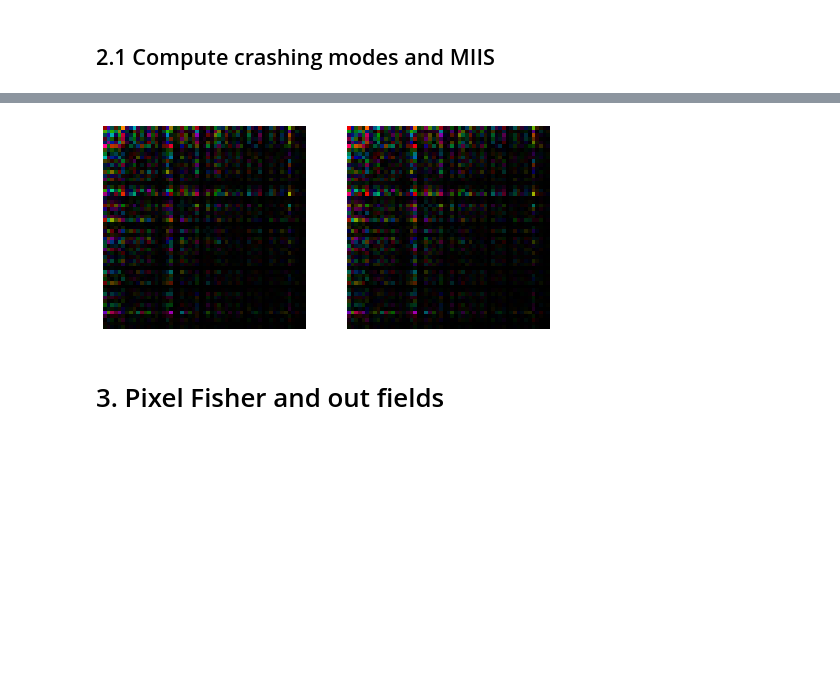
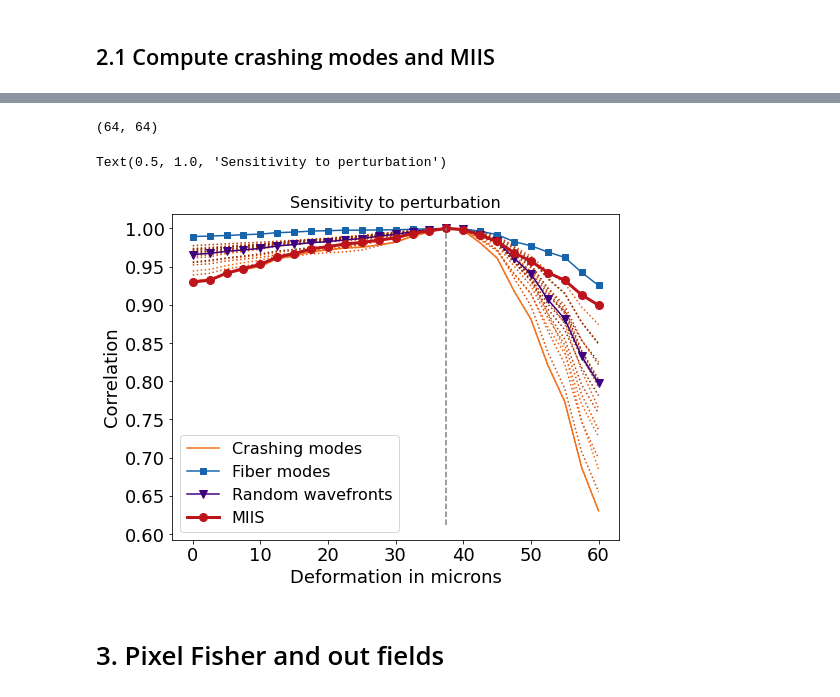
Before and after one commit to rodguti90/Article_PrecisionLimitTensorWFS, a Jupyter notebook: IntensityMeasurements/Codes/Crashing_disorder/Crashing_figures.ipynb, the cells around one changed output, grey strips where cells are left out. Drawn from its saved outputs; the diff is of its cells as text; code cells hidden in the pictures; blank space fills up the shorter version.

```diff
--- a/IntensityMeasurements/Codes/Crashing_disorder/Crashing_figures.ipynb
+++ b/IntensityMeasurements/Codes/Crashing_disorder/Crashing_figures.ipynb
@@ -111,11 +219,3 @@ plt.vlines(center_TM_index+step,0.5,1)
-# %%
-ind=1245
-fig, axs = plt.subplots(1,2, figsize=(8,4))
-axs[0].imshow(colorize(W_ten[ind]))
-axs[1].imshow(colorize(W_ten2[ind]))
-for ax in axs:
-    ax.axis('off')
-# %% [output]
-[figure, removed]
 # %%
 us_hosvd, s_hosvd = hosvd(W_ten)
+Xcrash = us_hosvd[2].T
@@ -128,2 +222,60 @@ sorted_ind = np.argsort(f_sings)
+# %%
+opt_seeds = [us_hosvd[2][:,i] for i in range(5)]
+als_seeds = [[np.sum(s_hosvd[:,i,i]*us_hosvd[0],axis=-1,keepdims=True),us_hosvd[1][:,i,None],us_hosvd[2][:,i,None]]
+    for i in range(5)] # iter = 80
+Fmiis, Xmiis, evol, nseed = \
+    get_miis(opt_seeds, Hmix_list[::2], n_iter=400, method='opt')
+# %%
+n_rnd = 100
+Xrnd = normalizevecs(rnd_cpx_disk((n_rnd,n_sing)))
+Xmod = np.eye(n_sing, dtype=complex)[:n_mod]
+# %%
+Xcrash.shape
+# %% [output]
+(64, 64)
+# %%
+maskc = None #
+intc = True
+rm=True #False
+corr_mod = np.abs(get_corrVSdx(Xmod, TM_mix, nref=center_TM_index,mask=maskc,remove_mean=rm,inten=intc))
+corr_crash = np.abs(get_corrVSdx(Xcrash, TM_mix, nref=center_TM_index,mask=maskc,remove_mean=rm,inten=intc))
+corr_rnd = np.abs(get_corrVSdx(Xrnd, TM_mix, nref=center_TM_index,mask=maskc,remove_mean=rm,inten=intc))
+corr_miis = np.abs(get_corrVSdx(Xmiis, TM_mix, nref=center_TM_index,mask=maskc,remove_mean=rm,inten=intc))
+# %%
+i0 = 5#center_TM_index-2#5#18
+im = center_TM_index+10
+plt.figure(figsize = (8,6))
+n_mod2p = n_mod#//3
+n_cra2p = n_mod//3
+cmb = get_blue_map(n=n_mod2p)
+cmr = get_red_map(n=n_mod2p)
+
+dxp = dx[i0:im]
+# for i in range(n_mod2p):
+#     plt.plot(dxp, corr_mod[i0:im,i], color=cmmod(0.4+0.6*i/n_mod2p), ls='--')
+
+
+# plt.plot(dxp, corr_crash[i0:im,0], color=cmr(n_mod2p), ls='-', label='Crashing modes')
+
+for i in range(n_cra2p):
+    plt.plot(dxp, corr_crash[i0:im,i], c=cmcra(0.6+0.4*i/n_cra2p), ls=':')#cmb(n_mod2p-i-1), ls='-')
+plt.plot(dxp, corr_crash[i0:im,0], color=cmcra(0.6), ls='-', label='Crashing modes')
+
+plt.plot(dxp, corr_mod[i0:im,0], color=cmod, ls='-',marker='s', label='Fiber modes')
+
+plt.plot(dxp,np.mean(corr_rnd,axis=-1)[i0:im],c=crnd,markersize=8,marker='v',label='Random wavefronts')
+
+plt.plot(dxp,corr_miis[i0:im],lw=3, c=cmii, markersize=8, marker='o',label='MIIS')
+
+all_min = plt.gca().get_ylim()[0]
+plt.vlines(dx[center_TM_index],all_min,1., 'gray', linestyles = 'dashed')
+plt.legend(loc='lower left')
+
+plt.xlabel('Deformation in microns')
+plt.ylabel('Correlation')
+plt.title('Sensitivity to perturbation')
+# %% [output]
+Text(0.5, 1.0, 'Sensitivity to perturbation')
+[figure, added]
 # %% [markdown]
 # 3. Pixel Fisher and out fields
```
Also changed, not shown: parts of 39 cells of this notebook.
